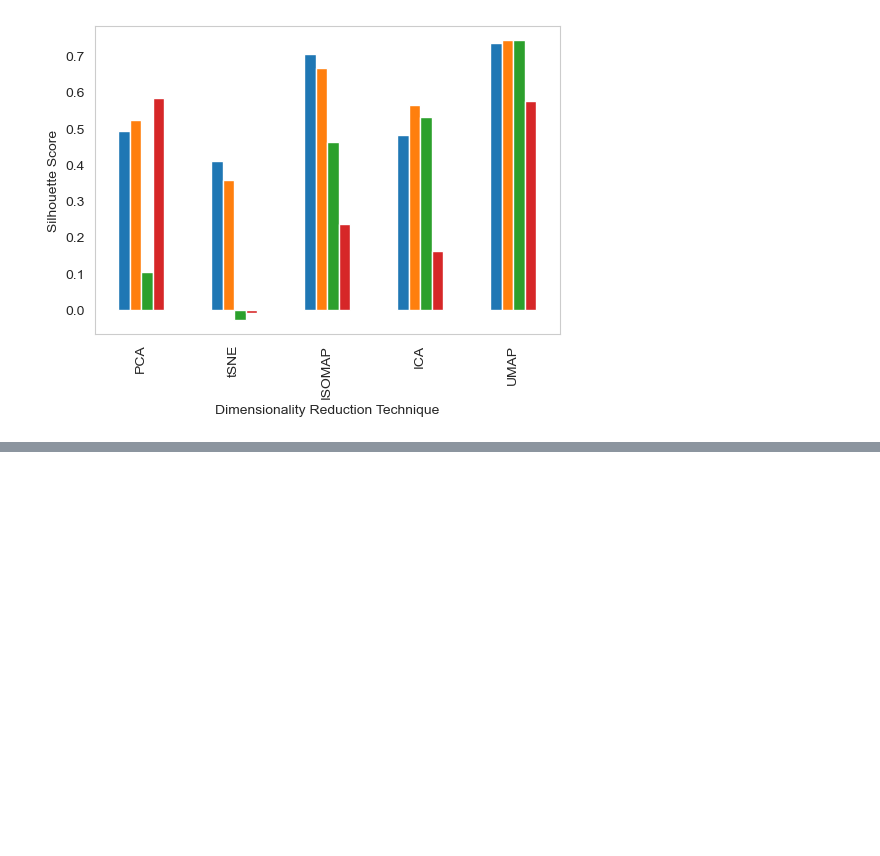
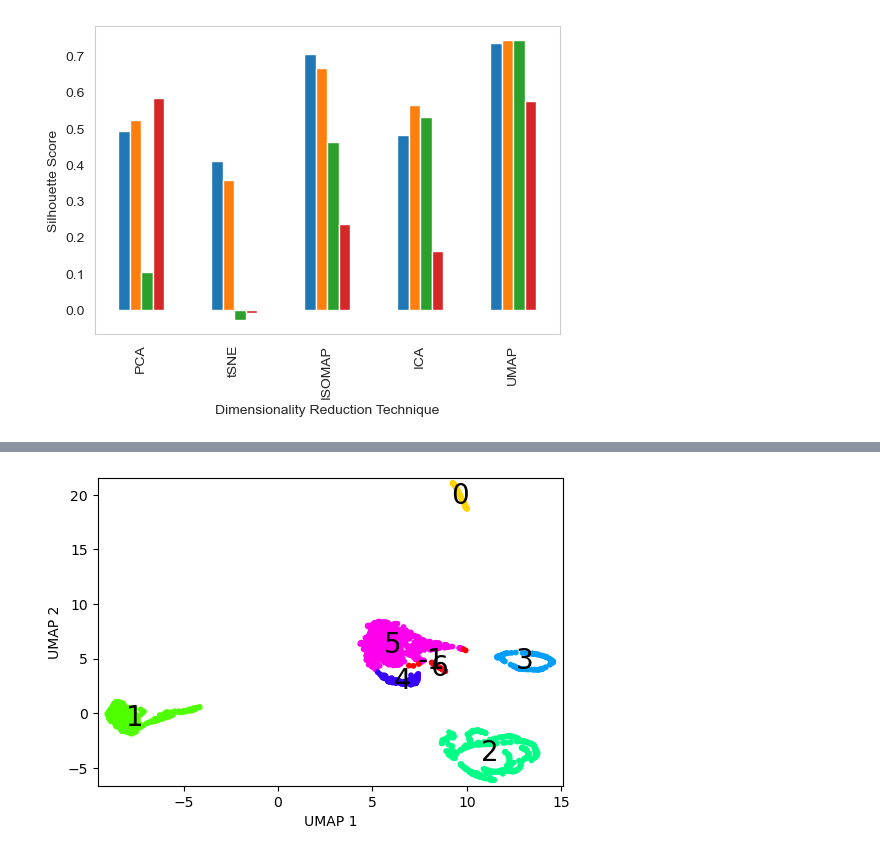
Before and after one commit to anabenitoterreros/TEPaat, a Jupyter notebook: notebooks/3.2-aat-Clustering-extended.ipynb, the cells around one changed output, grey strips where cells are left out. Cells and saved outputs as stored; diff of their text form; code cells hidden in the pictures; blank space fills up the shorter version.

```diff
--- a/notebooks/3.2-aat-Clustering-extended.ipynb
+++ b/notebooks/3.2-aat-Clustering-extended.ipynb
@@ -753,0 +761,4 @@ plot_2D_scatter_updated(data = umap_2D_data, targetLabels = labels['label'], pre
+# %%
+plot_2D_scatter_updated(data = umap_2D_data, Labels = hdbscan_UMAP_2D_data, type = ['UMAP'])
+# %% [output]
+[figure, added]
```
Also changed, not shown: parts of 10 cells of this notebook, 2 other files.
